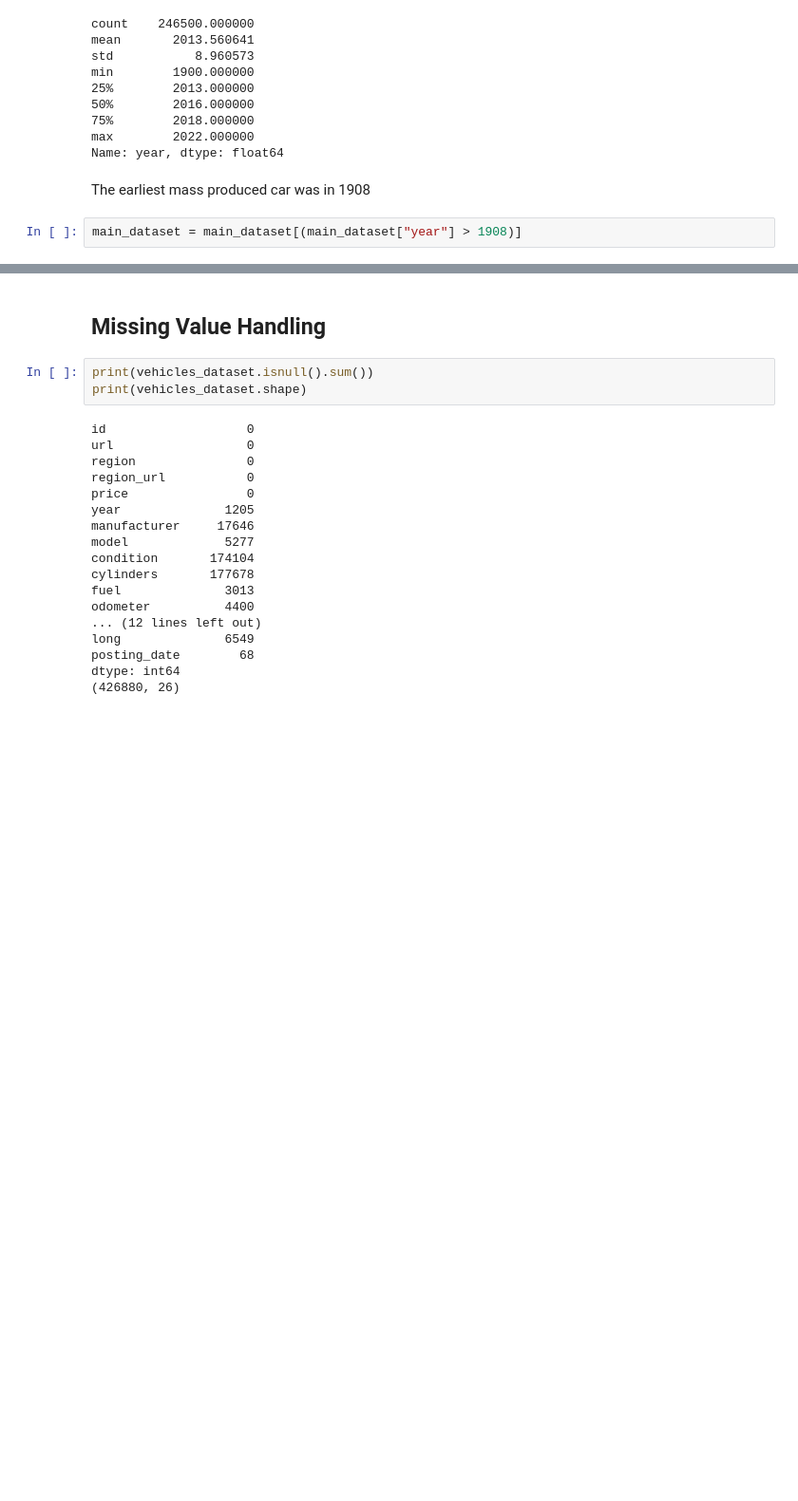
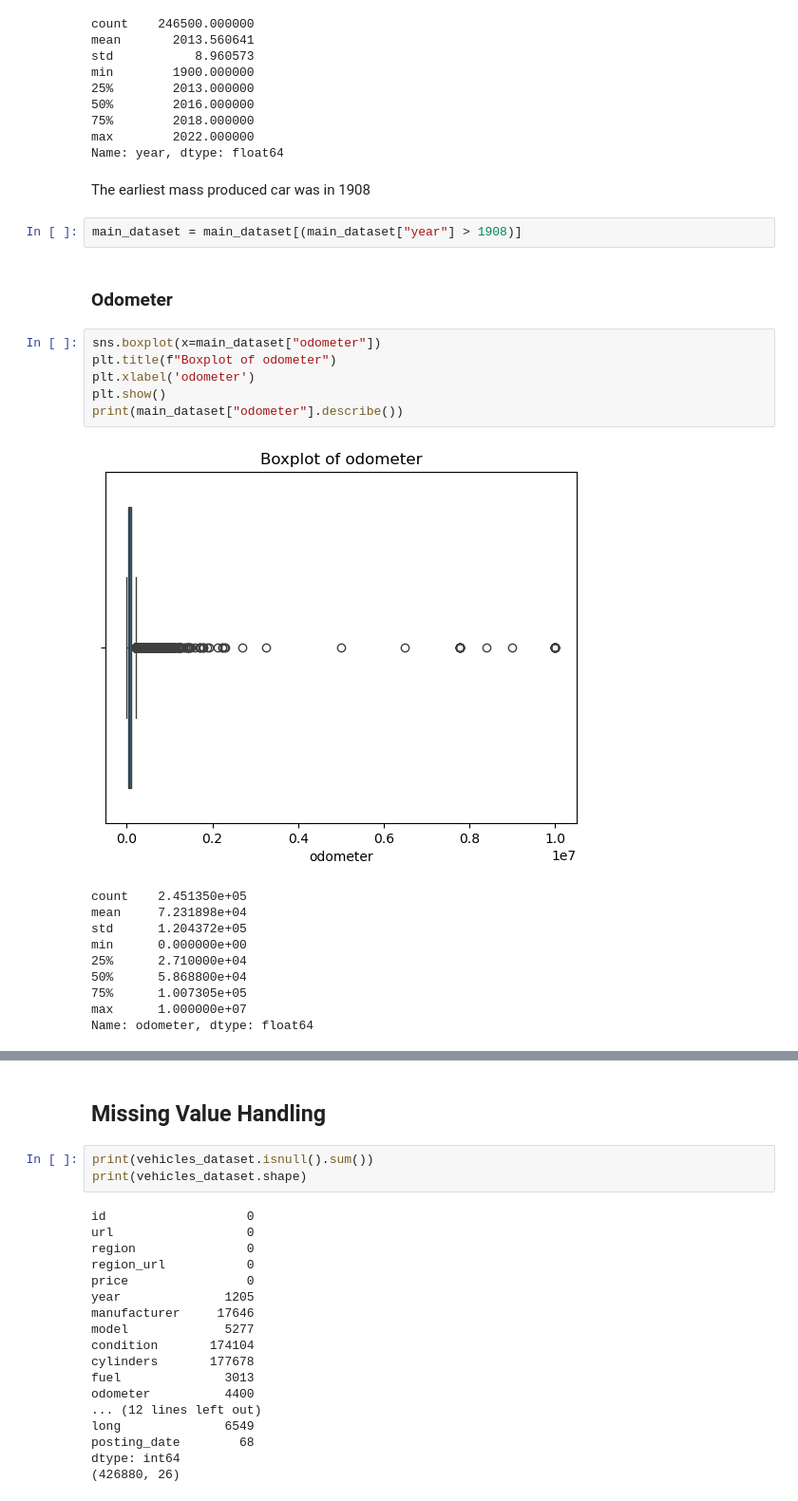
Before and after one commit to RandyTunru/Used-Cars-Exploratory-Analysis-and-Modelling, a Jupyter notebook: index.ipynb, the cells around one changed output, grey strips where cells are left out. Shown: that part at 95% size. Drawn from its saved outputs; the diff is of its cells as text; blank space fills up the shorter version.

Commit message:
docs: completed outlier detection in 'odometer'

```diff
--- a/index.ipynb
+++ b/index.ipynb
@@ -431,3 +431,22 @@ Name: year, dtype: float64
 The earliest mass produced car was in 1908
 # %%
 main_dataset = main_dataset[(main_dataset["year"] > 1908)]
+# %% [markdown]
+### Odometer
+# %%
+sns.boxplot(x=main_dataset["odometer"])
+plt.title(f"Boxplot of odometer")
+plt.xlabel('odometer')
+plt.show()
+print(main_dataset["odometer"].describe())
+# %% [output]
+[figure, added]
+count    2.451350e+05
+mean     7.231898e+04
+std      1.204372e+05
+min      0.000000e+00
+25%      2.710000e+04
+50%      5.868800e+04
+75%      1.007305e+05
+max      1.000000e+07
+Name: odometer, dtype: float64
```
Also changed, not shown: parts of 6 cells of this notebook.
